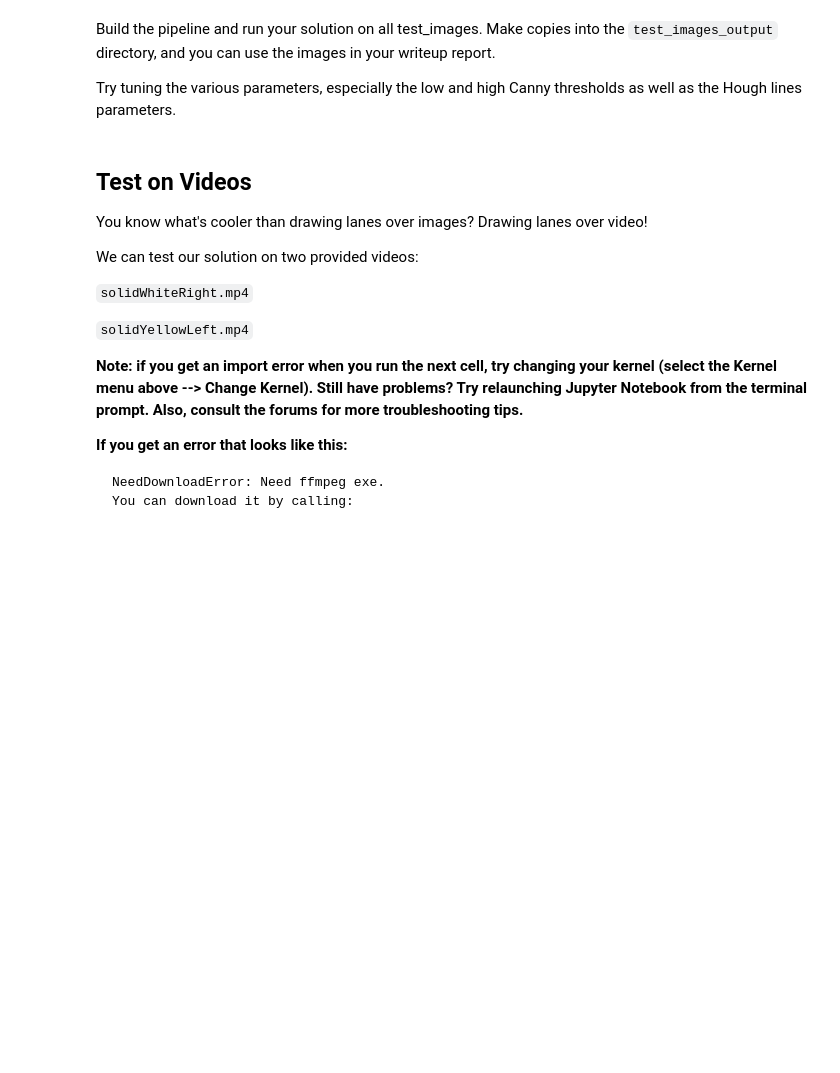
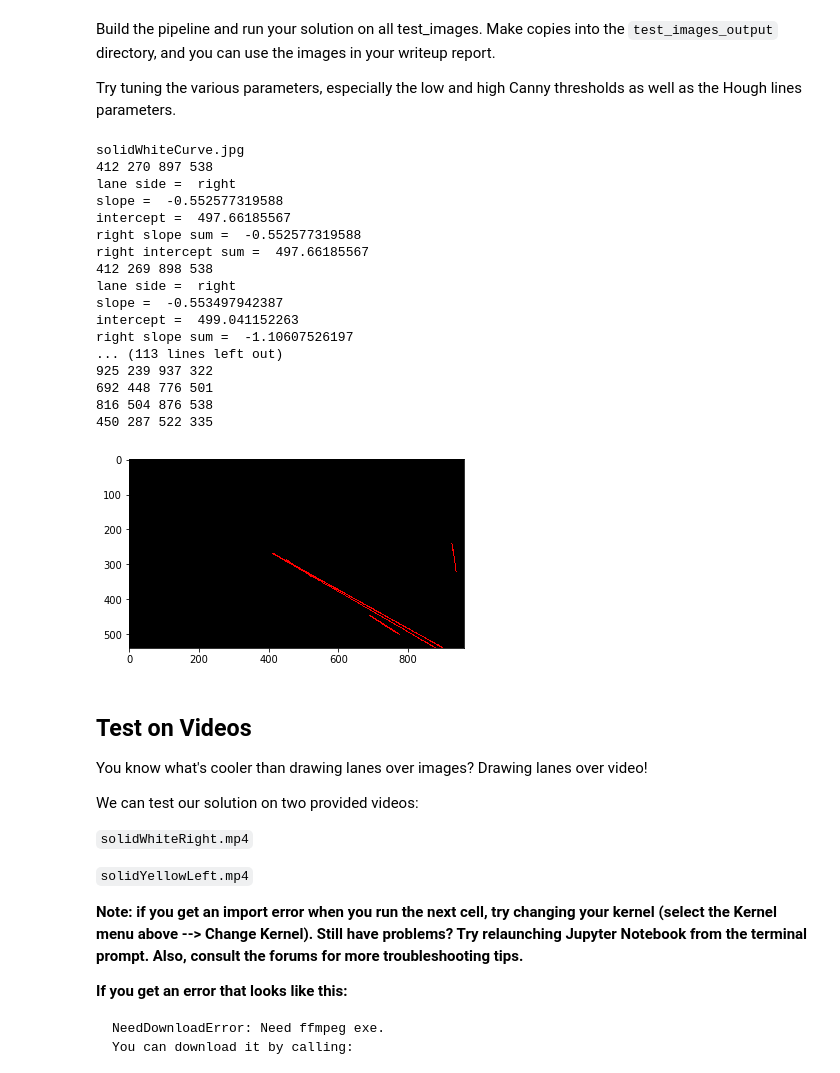
Before and after one commit to smoort-portfolio/CarND-LaneLines-P1, a Jupyter notebook: P1.ipynb, the cells around one changed output. Cells and saved outputs as stored; diff of their text form; code cells hidden in the pictures; blank space fills up the shorter version.

```diff
--- a/P1.ipynb
+++ b/P1.ipynb
@@ -240,35 +335,55 @@ Try tuning the various parameters, especially the low and high Canny thresholds
 
 canny_low_threshold = 20
 canny_high_threshold = 80
 
 blur_kernel_size = 5
 
 hough_rho = 1
 hough_theta = np.pi/180
 hough_threshold = 20
 hough_min_line_length = 50
 hough_max_line_gap = 30
 
 roi_left_top = [410, 330]
 roi_right_top = [550, 330]
 roi_right_bottom = [910, 539]
 roi_left_bottom = [130, 539]
 
 vertices = np.array([roi_left_bottom,roi_left_top,roi_right_top,roi_right_bottom], np.int32)
 
 for image_file in os.listdir("test_images/"):
     image = mpimg.imread("test_images/"+image_file)
+    print(image_file)
     gray_image = grayscale(image)
     gray_blur_image = gaussian_blur(gray_image,blur_kernel_size)
     canny_image = canny(gray_blur_image, canny_low_threshold, canny_high_threshold)
     line_image = hough_lines(canny_image, hough_rho, hough_theta, hough_threshold,
                         hough_min_line_length, hough_max_line_gap)
     roi_image = region_of_interest(line_image, vertices)
     marked_image = weighted_img(roi_image, image, α=0.8, β=1., γ=0.)
 
     mpimg.imsave('test_images_output/'+image_file, marked_image,format='jpeg')
-#    plt.imshow(marked_image)
-#    plt.show()
+    plt.imshow(line_image)
+    plt.show()
+# %% [output]
+solidWhiteCurve.jpg
+412 270 897 538
+lane side =  right
+slope =  -0.552577319588
+intercept =  497.66185567
+right slope sum =  -0.552577319588
+right intercept sum =  497.66185567
+412 269 898 538
+lane side =  right
+slope =  -0.553497942387
+intercept =  499.041152263
+right slope sum =  -1.10607526197
+... (113 lines left out)
+925 239 937 322
+692 448 776 501
+816 504 876 538
+450 287 522 335
+[figure, added]
 # %% [markdown]
 ## Test on Videos
 
```
Also changed, not shown: parts of 4 cells of this notebook.
